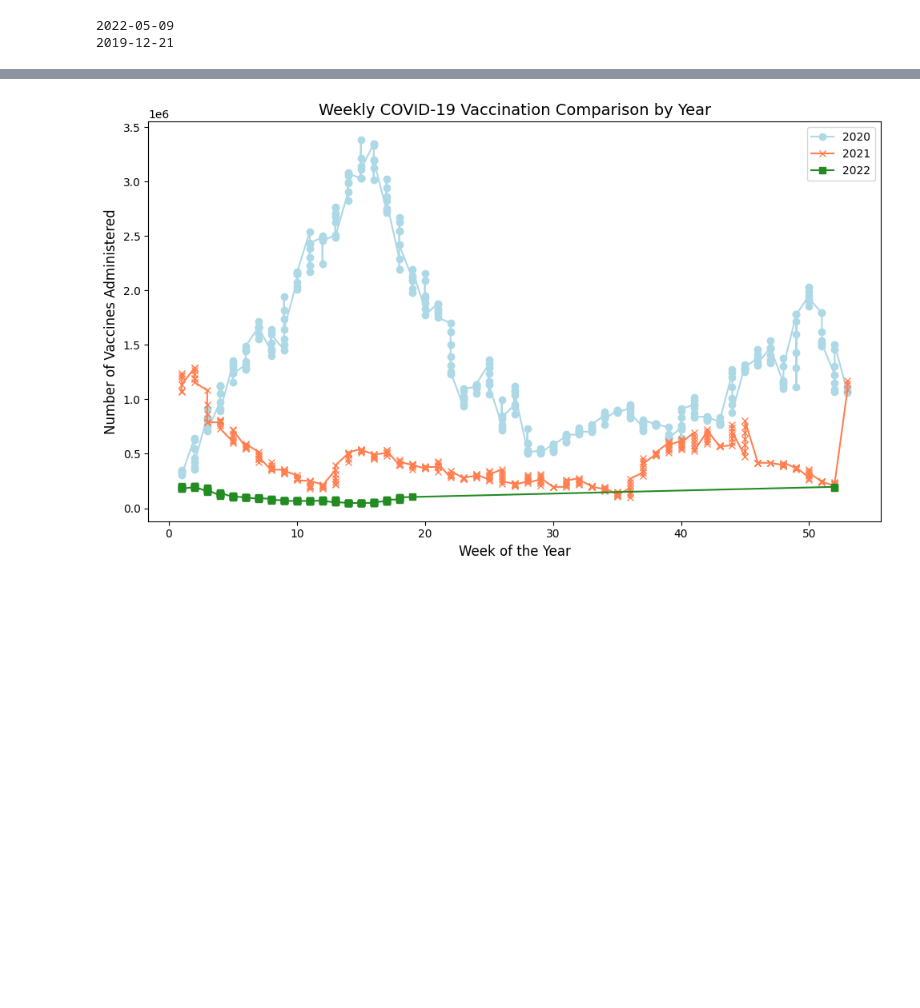
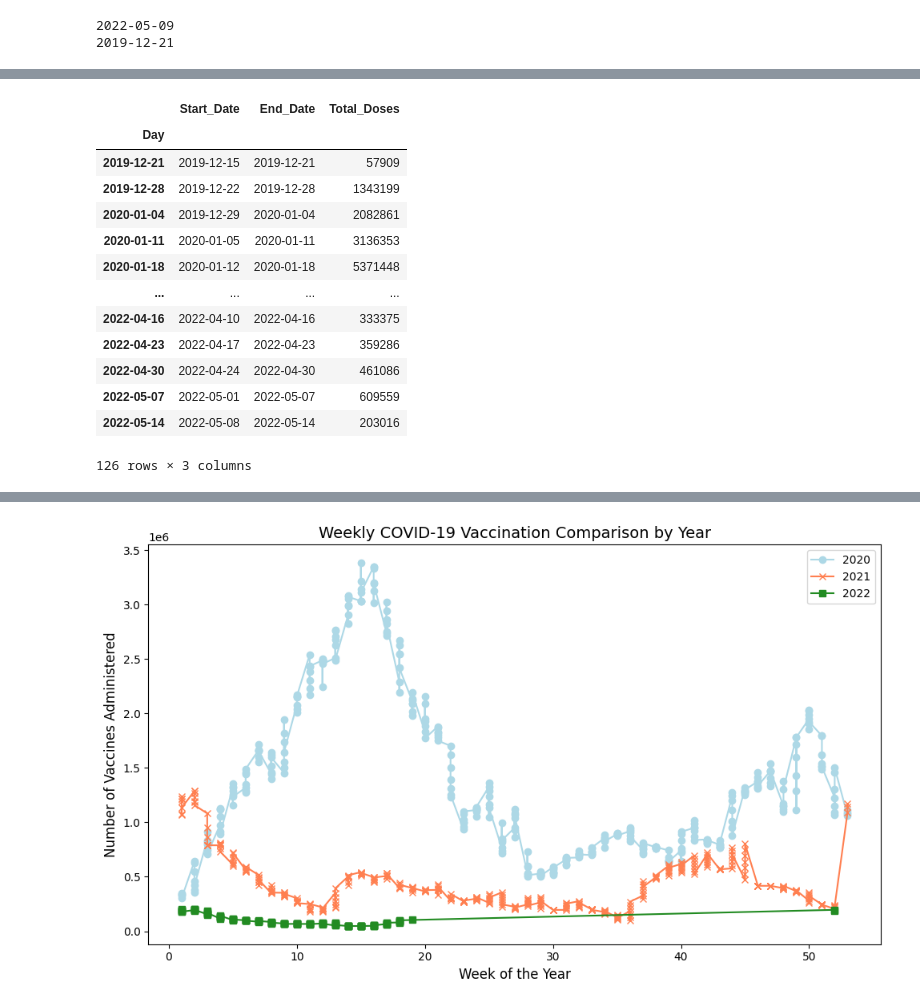
Before and after one commit to carolinehagood/covid-project, a Jupyter notebook: vaccine_data_cleaning.ipynb, the cells around one changed output, grey strips where cells are left out. Saved outputs shown, nothing was run; the diff lists cells and outputs as text; code cells hidden in the pictures; blank space fills up the shorter version.

```diff
--- a/vaccine_data_cleaning.ipynb
+++ b/vaccine_data_cleaning.ipynb
@@ -93,0 +110,17 @@ df_filtered
+# %%
+weekly_summary
+# %% [output]
+|  | Start_Date | End_Date | Total_Doses |
+| Day |  |  |  |
+| 2019-12-21 | 2019-12-15 | 2019-12-21 | 57909 |
+| 2019-12-28 | 2019-12-22 | 2019-12-28 | 1343199 |
+| 2020-01-04 | 2019-12-29 | 2020-01-04 | 2082861 |
+| 2020-01-11 | 2020-01-05 | 2020-01-11 | 3136353 |
+| 2020-01-18 | 2020-01-12 | 2020-01-18 | 5371448 |
+| ... | ... | ... | ... |
+| 2022-04-16 | 2022-04-10 | 2022-04-16 | 333375 |
+| 2022-04-23 | 2022-04-17 | 2022-04-23 | 359286 |
+| 2022-04-30 | 2022-04-24 | 2022-04-30 | 461086 |
+| 2022-05-07 | 2022-05-01 | 2022-05-07 | 609559 |
+| 2022-05-14 | 2022-05-08 | 2022-05-14 | 203016 |
+126 rows × 3 columns
```
Also changed, not shown: parts of 9 cells of this notebook.
